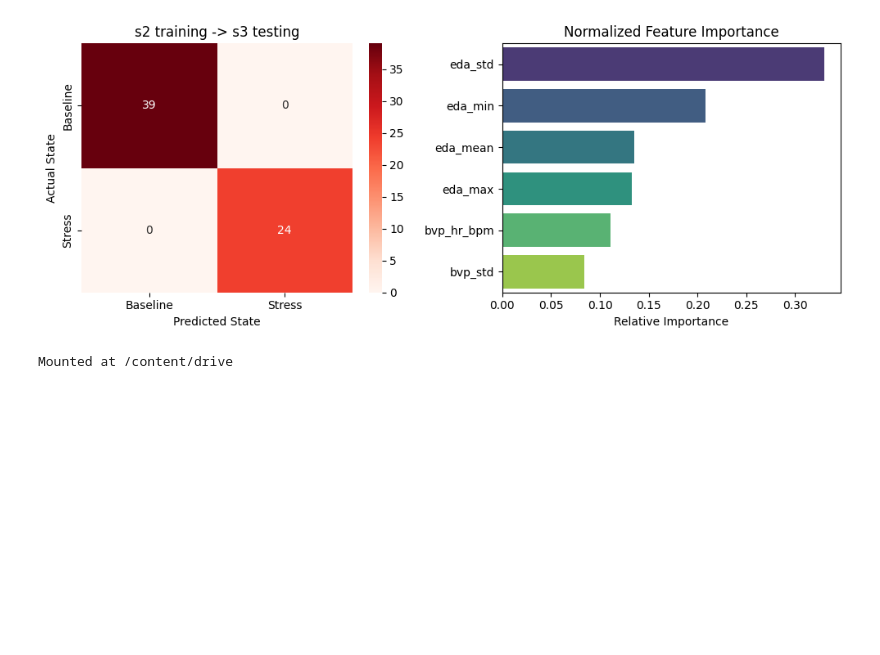
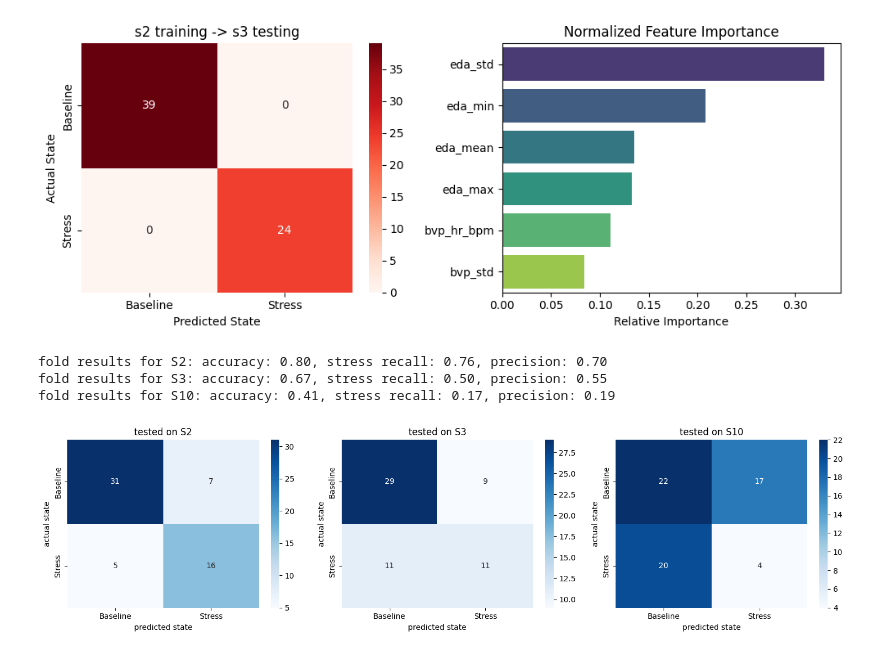
Before and after one commit to kirthankulkarni-bit/assip-ML-stress-monitoring, a Jupyter notebook: multiple_subjects.ipynb, the cells around one changed output. Cells and saved outputs as stored; diff of their text form; code cells hidden in the pictures; blank space fills up the shorter version.

```diff
--- a/multiple_subjects.ipynb
+++ b/multiple_subjects.ipynb
@@ -97,11 +97,14 @@ replace /content/LICENSE.txt? [y]es, [n]o, [A]ll, [N]one, [r]ename: A
 # %%
 s2_path = '/content/WESAD/S2/S2.pkl'
 s3_path = '/content/WESAD/S3/S3.pkl'
+s10_path = '/content/WESAD/S10/S10.pkl' # new subject for more model training/testing
 
 df_s2 = process_subject('S2', s2_path)
 df_s3 = process_subject('S3', s3_path)
+df_s10 = process_subject('S10', s10_path)
 
-df_master = pd.concat([df_s2, df_s3], ignore_index=True)
+subjects = ['S2', 'S3', 'S10']
+df_master = pd.concat([df_s2, df_s3, df_s10], ignore_index=True)
 df_master.to_csv('/content/drive/MyDrive/ASSIP/wesad_multisubject_features.csv', index=False)
 print("\ncombined data set saved to drive")
 # %% [output]
@@ -171,10 +176,61 @@ Passing `palette` without assigning `hue` is deprecated and will be removed in v
 
   sns.barplot(x=importances[indices], y=features_ranked, palette='viridis')
 [figure]
-# %%
-from google.colab import drive
-import os
-
-drive.mount('/content/drive')
-# %% [output]
-Mounted at /content/drive
+# %%
+# script for loso loop (leave one subject out); since there are 3 subjects now (s2, s3, s10), we can train on two and test on one to improve model intelligence
+loso_results = {}
+all_importances = []
+
+# setting up subplots to display confusion matrices side-by-side
+fig, axes = plt.subplots(1, len(subjects), figsize = (15, 4))
+
+# loop through subjects so all possibilities of folds are considered
+for idx, test_subject in enumerate(subjects):
+
+  # train on 2 subjects, test on the last subject
+  train_data = df_master[df_master['subject'] != test_subject]
+  test_data = df_master[df_master['subject'] == test_subject]
+
+  x_train = train_data.drop(columns=['label', 'subject'])
+  y_train = train_data['label']
+
+  x_test = test_data.drop(columns=['label', 'subject'])
+  y_test = test_data['label']
+
+  # train the random forest
+  rf = RandomForestClassifier(n_estimators=100, class_weight='balanced', random_state=42)
+  rf.fit(x_train, y_train)
+  y_pred = rf.predict(x_test) # predict
+
+  # track feature importance across multple folds
+  all_importances.append(rf.feature_importances_)
+
+  # evaluate performance
+  acc = accuracy_score(y_test, y_pred)
+  rec = recall_score(y_test, y_pred, pos_label=2, zero_division=0)
+  prec = precision_score(y_test, y_pred, pos_label=2, zero_division=0)
+
+  loso_results[test_subject] = {
+      'accuracy': acc,
+      'recall_stress': rec,
+      'precision_stress': prec
+  }
+
+  print(f"fold results for {test_subject}: accuracy: {acc:.2f}, stress recall: {rec:.2f}, precision: {prec:.2f}")
+
+  # plot individual confusion matrix heatmap
+  cm = confusion_matrix(y_test, y_pred)
+  sns.heatmap(cm, annot=True, fmt='d', cmap='Blues', ax=axes[idx],
+                xticklabels=['Baseline', 'Stress'],
+                yticklabels=['Baseline', 'Stress'])
+  axes[idx].set_title(f'tested on {test_subject}')
+  axes[idx].set_ylabel('actual state')
+  axes[idx].set_xlabel('predicted state')
+
+plt.tight_layout()
+plt.show()
+# %% [output]
+fold results for S2: accuracy: 0.80, stress recall: 0.76, precision: 0.70
+fold results for S3: accuracy: 0.67, stress recall: 0.50, precision: 0.55
+fold results for S10: accuracy: 0.41, stress recall: 0.17, precision: 0.19
+[figure, added]
```
Also changed, not shown: parts of 2 cells of this notebook.
